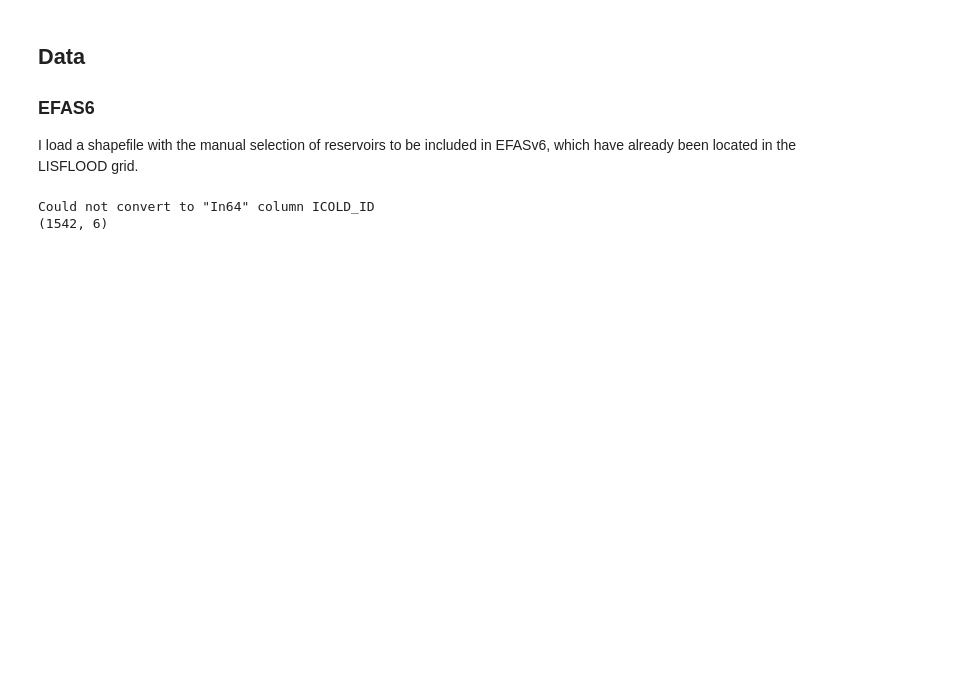
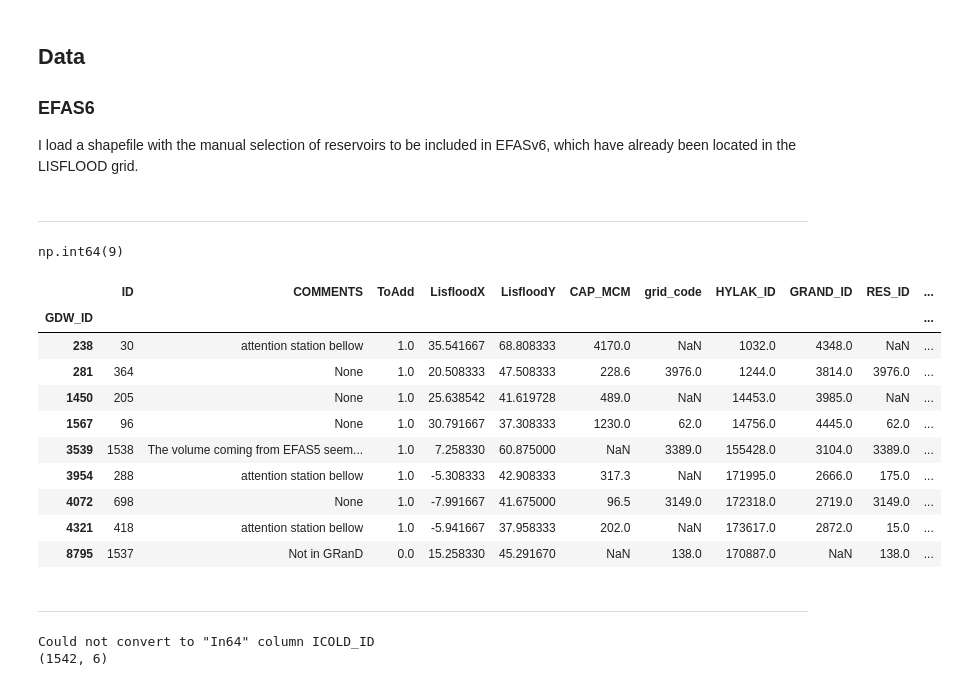
Before and after one commit to casadoj/lisflood-reservoirs, a Jupyter notebook: notebook/EFASv6/1.2_EFAS_reservoir_tables+GDW.ipynb, the cells around one changed output. Cells and saved outputs as stored; diff of their text form; code cells hidden in the pictures; blank space fills up the shorter version.

```diff
--- a/notebook/EFASv6/1.2_EFAS_reservoir_tables+GDW.ipynb
+++ b/notebook/EFASv6/1.2_EFAS_reservoir_tables+GDW.ipynb
@@ -68,6 +68,39 @@ PATH_PLOTS.mkdir(parents=True, exist_ok=True)
 ### EFAS6
 
 I load a shapefile with the manual selection of reservoirs to be included in EFASv6, which have already been located in the LISFLOOD grid.
+# %% [markdown]
+***
+# %%
+new = gpd.read_file(PATH_EFAS6 / 'reservoirs' / 'tables' / 'reservoirs_efas6_20250716.shp').set_index('GDW_ID', drop=True)
+new.rename(columns={'RESID': 'RES_ID'}, inplace=True)
+# %%
+old = gpd.read_file(PATH_EFAS6 / 'reservoirs' / 'tables' / 'efas6_reservoirs+GDW.shp').set_index('GDW_ID', drop=True).sort_index()
+old.rename(columns={'RESID': 'RES_ID'}, inplace=True)
+
+gdw_ids = old.index.intersection(new.index)
+old = old.loc[gdw_ids]
+new = new.loc[gdw_ids]
+# %%
+mask = np.isclose(old.LisfloodX, new.LisfloodX) & np.isclose(old.LisfloodY, new.LisfloodY)
+np.sum(~mask)
+# %% [output]
+np.int64(9)
+# %%
+old[~mask]
+# %% [output]
+|  | ID | COMMENTS | ToAdd | LisfloodX | LisfloodY | CAP_MCM | grid_code | HYLAK_ID | GRAND_ID | RES_ID | ... |
+| GDW_ID |  |  |  |  |  |  |  |  |  |  | ... |
+| 238 | 30 | attention station bellow | 1.0 | 35.541667 | 68.808333 | 4170.0 | NaN | 1032.0 | 4348.0 | NaN | ... |
+| 281 | 364 | None | 1.0 | 20.508333 | 47.508333 | 228.6 | 3976.0 | 1244.0 | 3814.0 | 3976.0 | ... |
+| 1450 | 205 | None | 1.0 | 25.638542 | 41.619728 | 489.0 | NaN | 14453.0 | 3985.0 | NaN | ... |
+| 1567 | 96 | None | 1.0 | 30.791667 | 37.308333 | 1230.0 | 62.0 | 14756.0 | 4445.0 | 62.0 | ... |
+| 3539 | 1538 | The volume coming from EFAS5 seem... | 1.0 | 7.258330 | 60.875000 | NaN | 3389.0 | 155428.0 | 3104.0 | 3389.0 | ... |
+| 3954 | 288 | attention station bellow | 1.0 | -5.308333 | 42.908333 | 317.3 | NaN | 171995.0 | 2666.0 | 175.0 | ... |
+| 4072 | 698 | None | 1.0 | -7.991667 | 41.675000 | 96.5 | 3149.0 | 172318.0 | 2719.0 | 3149.0 | ... |
+| 4321 | 418 | attention station bellow | 1.0 | -5.941667 | 37.958333 | 202.0 | NaN | 173617.0 | 2872.0 | 15.0 | ... |
+| 8795 | 1537 | Not in GRanD | 0.0 | 15.258330 | 45.291670 | NaN | 138.0 | 170887.0 | NaN | 138.0 | ... |
+# %% [markdown]
+***
 # %%
 # import relocated reservoirs
 # reservoirs = gpd.read_file(PATH_EFAS6 / 'reservoirs' / 'reservoirEfasV6.shp')
```
Also changed, not shown: parts of 4 cells of this notebook, 1 other file.
